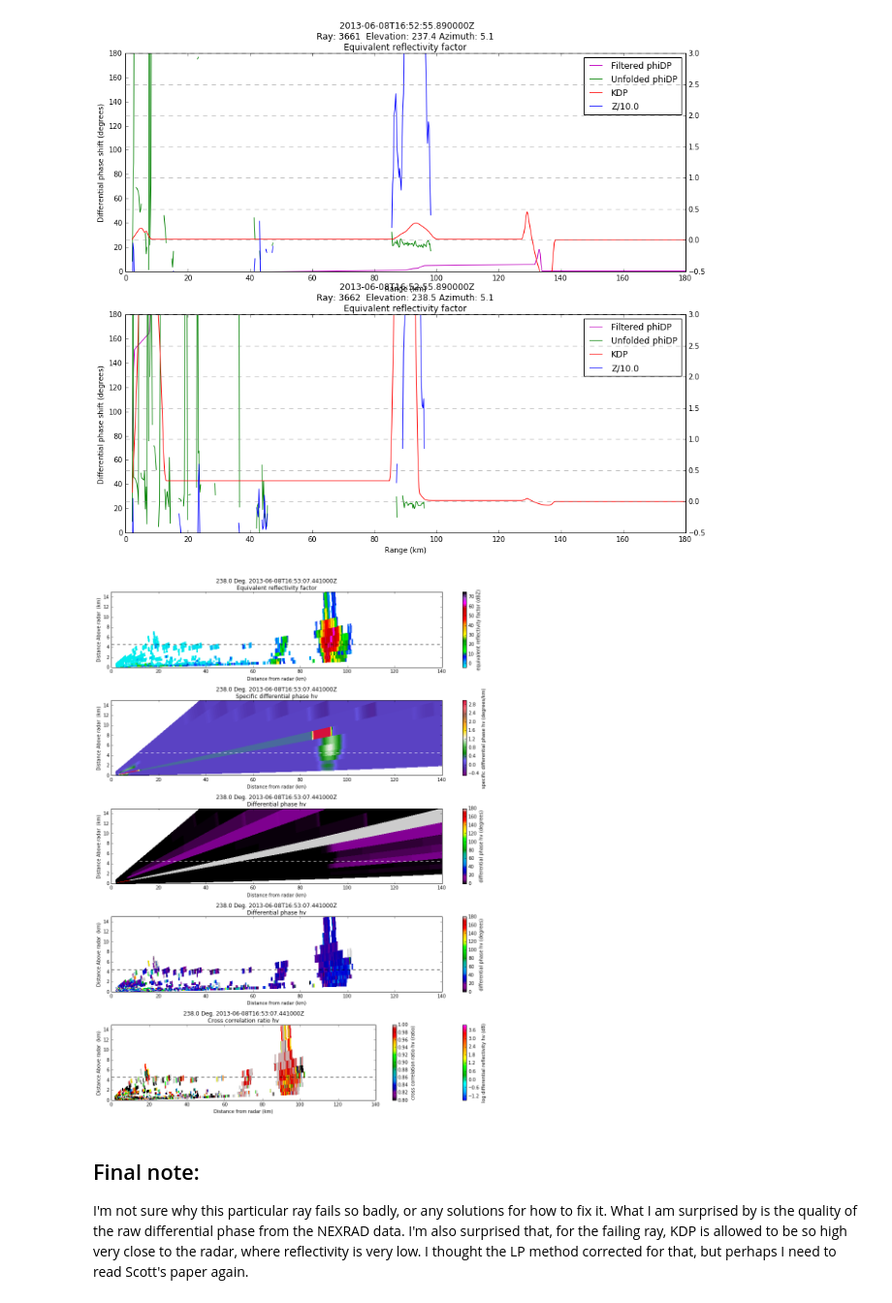
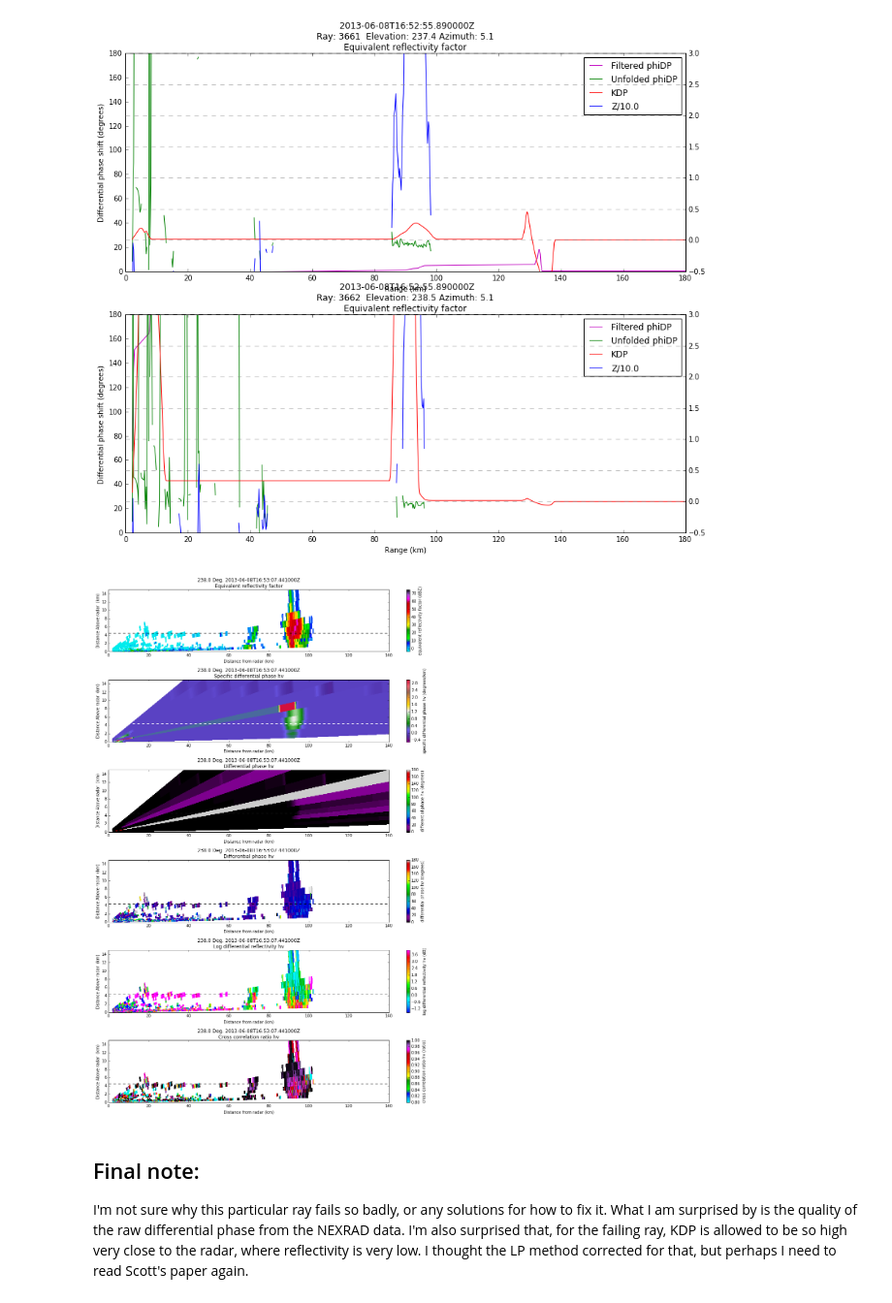
Before and after one commit to mvanlierwalq/IPy_NB_Public, a Jupyter notebook: test_proclp_grid_nexrad_3.ipynb, the cells around one changed output. Shown: that part at 97% size. Drawn from its saved outputs; the diff is of its cells as text; code cells hidden in the pictures.

```diff
--- a/test_proclp_grid_nexrad_3.ipynb
+++ b/test_proclp_grid_nexrad_3.ipynb
@@ -299,36 +299,36 @@ ax.plot([0.,maxx],[frz_lev,frz_lev],'w--')
 ax.set_ylim(0.,15)
 ax.set_xlim(0.,maxx)
 ax = fig.add_subplot(614)
 display.plot('differential_phase', 1, vmin=-.5, vmax=180.,cmap=cm.spectral)
 #display.plot('differential_phase', 1, cmap=cm.spectral)
 #display.plot('differential_reflectivity', 1, vmin=-1.5,vmax=5.,cmap=pcm.RefDiff)
 ax.plot([0.,maxx],[frz_lev,frz_lev],'k--')
 ax.set_ylim(0.,15)
 ax.set_xlim(0.,maxx)
 
 ax = fig.add_subplot(615)
 #display.plot('differential_phase', 0, vmin=-.5, vmax=180.,cmap=cm.spectral)
 #display.plot('differential_phase', 1, cmap=cm.spectral)
 display.plot('differential_reflectivity', 1, vmin=-1.5,vmax=4.,cmap=pcm.RefDiff)
 ax.plot([0.,maxx],[frz_lev,frz_lev],'k--')
 ax.set_ylim(0.,15)
 ax.set_xlim(0.,maxx)
 
-ax = fig.add_subplot(615)
+ax = fig.add_subplot(616)
 #display.plot('differential_phase', 0, vmin=-.5, vmax=180.,cmap=cm.spectral)
 #display.plot('differential_phase', 1, cmap=cm.spectral)
-display.plot('cross_correlation_ratio', 1, vmin=.8,vmax=1.,cmap=cm.spectral)
+display.plot('cross_correlation_ratio', 1, vmin=.8,vmax=1.,cmap=pcm.NWSRef)
 ax.plot([0.,maxx],[frz_lev,frz_lev],'k--')
 ax.set_ylim(0.,15)
 ax.set_xlim(0.,maxx)
 
 plt.tight_layout()
 plt.show()
 
 #..fig.savefig('kdp_proc_fail.png')
 #..
 # %% [output]
-[figure, old version]
+[figure, new version]
 # %% [markdown]
 ## Final note:
 I'm not sure why this particular ray fails so badly, or any solutions for how to fix it. What I am surprised by is the quality of the raw differential phase from the NEXRAD data. I'm also surprised that, for the failing ray, KDP is allowed to be so high very close to the radar, where reflectivity is very low. I thought the LP method corrected for that, but perhaps I need to read Scott's paper again.
```
